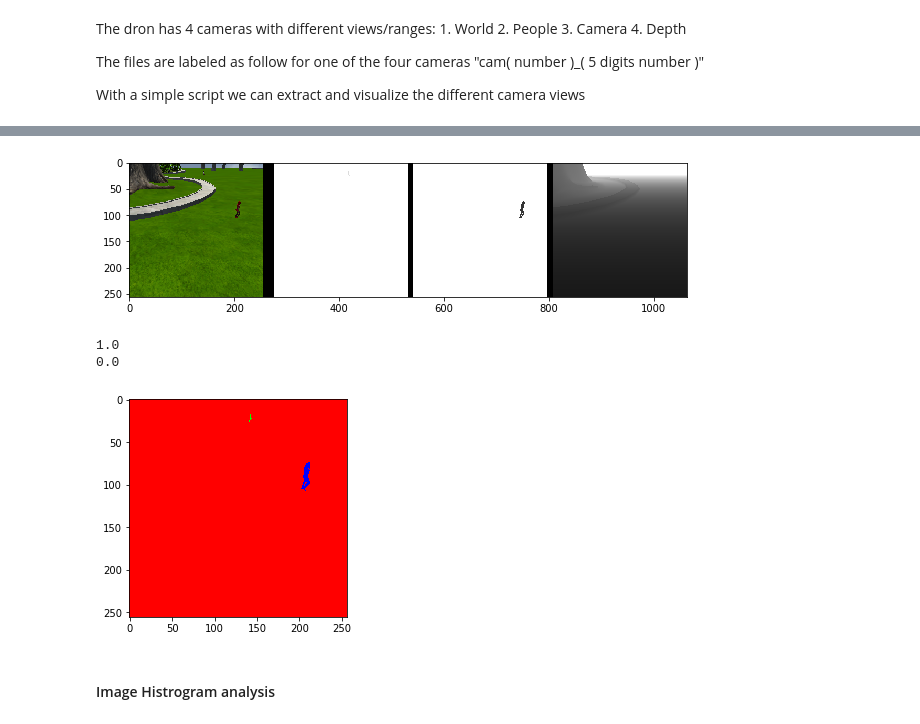
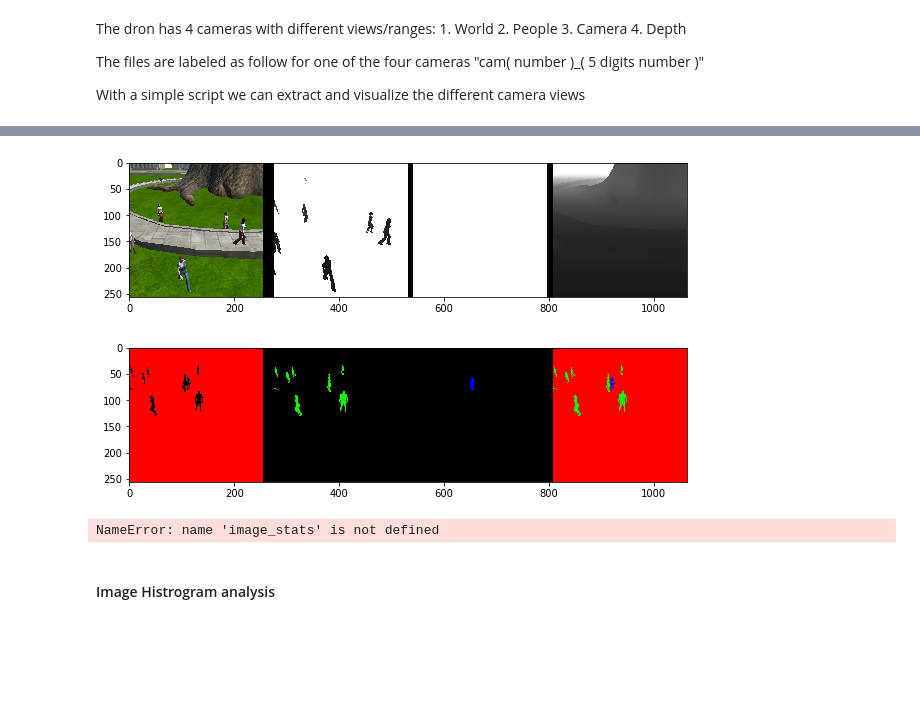
Before and after one commit to Olcina/RoboND-DeepLearning-Project, a Jupyter notebook: code/Write Up Project4 - Follow Me.ipynb, the cells around one changed output, grey strips where cells are left out. Cells and saved outputs as stored; diff of their text form; code cells hidden in the pictures; blank space fills up the shorter version.

```diff
--- a/code/Write Up Project4 - Follow Me.ipynb
+++ b/code/Write Up Project4 - Follow Me.ipynb
@@ -80,50 +79,61 @@ D:\Projects\RoboND-DeepLearning-Project\code
 # %%
-# Select a random number and load the pictures for visualization
-it = randint(0,steps)
+def plot_images_together(ran_images):
+    #generate a border for between images
+    border = np.zeros((ran_images[0].shape[0],10,3))
+    img_concat = np.concatenate((ran_images[0],border),axis=1)
+    for i in ran_images[1:]:
+        img_concat = np.concatenate((img_concat,border,i),axis=1)
 
-ran_images = [np.array(mpimg.imread(img)) for img in dron_images_list[it]]
-#generate a border for between images
-border = np.zeros((ran_images[0].shape[0],10,3))
-img_concat = np.concatenate((ran_images[0],border),axis=1)
-for i in ran_images[1:]:
-    img_concat = np.concatenate((img_concat,border,i),axis=1)
-
-plt.figure(figsize=(10,5))
-plt.imshow(img_concat)
-plt.show()
-
-print(np.amax(ran_images[0]))
-print(np.amin(ran_images[0]))
+    plt.figure(figsize=(10,5))
+    plt.imshow(img_concat)
+    plt.show()
-# %% [output]
-[figure, removed]
-1.0
-0.0
 # %%
-#We this information we can create the mask for training our algorithms
+# with this information we can create the mask for training our algorithms
 # As is developed in this project we need to generate a RGB image with:
 #   BLUE channel = pixel from the image one
-#
-#
 def mask_img(imag):
     imag = imag.copy()
     imag[imag==1] = 0
     imag[imag!=0] = 1
     return imag
-# a new imag with all zeros from the shape of the original images
+#new imag with all zeros from the shape of the original images
 img = np.zeros(ran_images[1].shape)
+#get the simulator images and build the masks
 people = mask_img(ran_images[1].copy())
 hero = mask_img(ran_images[2].copy())
 no_world = people + hero
 mask = (no_world[:,:,0] == 0)
-
+#blend mask together (world,people,hero)
 img[:,:,0][mask] = 1
 img[:,:,1] = people[:,:,0]
 img[:,:,2] = hero[:,:,0]
+#create isolated mask for visualization porpuses
+red_mask = np.zeros(img.shape)
+red_mask[:,:,0]=img[:,:,0]
+green_mask = np.zeros(img.shape)
+green_mask[:,:,1]=img[:,:,1]
+blue_mask = np.zeros(img.shape)
+blue_mask[:,:,2]=img[:,:,2]
 
-plt.imshow(img)
-plt.show()
+#list images + channel mask
+channels = []
+channels.append(red_mask)
+channels.append(green_mask)
+channels.append(blue_mask)
+channels.append(img)
-# %% [output]
-[figure, removed]
+# %%
+# Select a random number and load the pictures for visualization
+it = randint(0,steps)
+ran_images = [np.array(mpimg.imread(img)) for img in dron_images_list[it]]
+plot_images_together(ran_images)
+#Visualization of masks creation
+plot_images_together(channels)
+
+image_stats(ran_images[0])
+# %% [output]
+[figure, added]
+[figure, added]
+NameError: name 'image_stats' is not defined
 # %% [markdown]
 #### Image Histrogram analysis
 # %%
```
Also changed, not shown: parts of 11 cells of this notebook, 3 other files.
